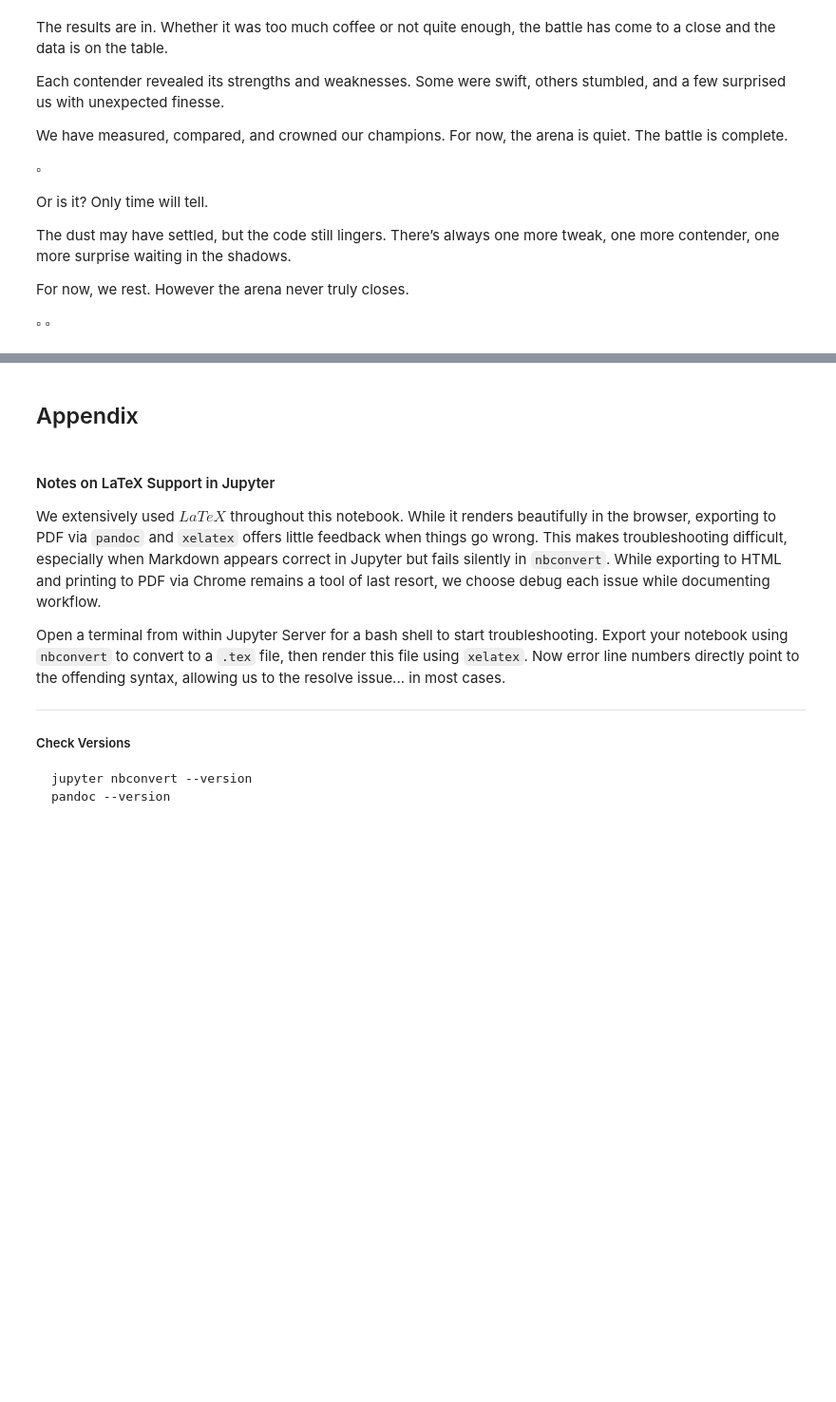
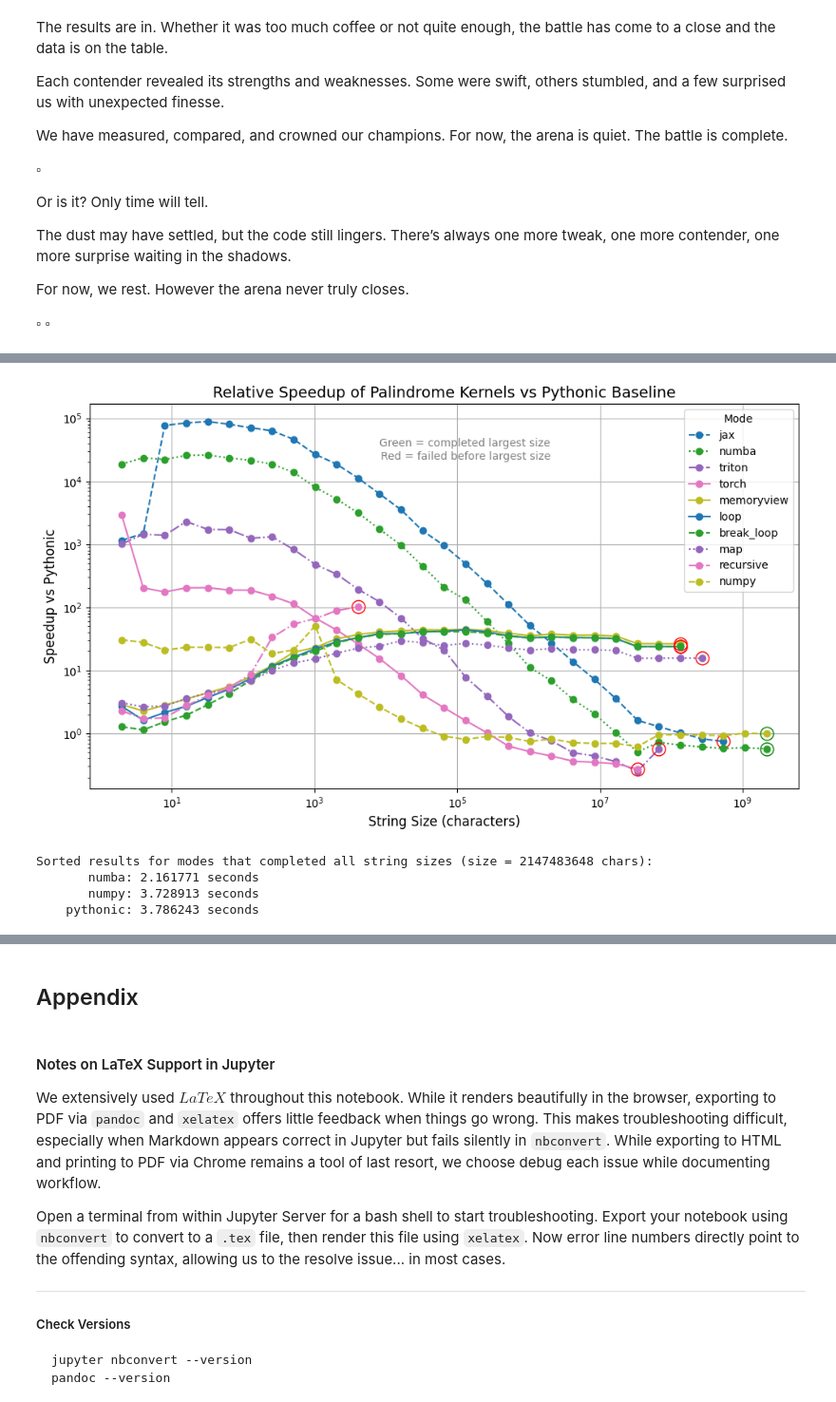
Before and after one commit to fractalclockwork/Chem277B, a Jupyter notebook: hw/HW_01/HW_01.ipynb, the cells around one changed output, grey strips where cells are left out. Shown: that part at 95% size. Drawn from its saved outputs; the diff is of its cells as text; code cells hidden in the pictures; blank space fills up the shorter version.

```diff
--- a/hw/HW_01/HW_01.ipynb
+++ b/hw/HW_01/HW_01.ipynb
@@ -679,0 +806,78 @@ $\square$ $\square$
+# %%
+import numpy as np
+import matplotlib.pyplot as plt
+
+# Compute speedup relative to 'pythonic'
+baseline = df["pythonic"].replace([np.inf, -np.inf], np.nan)
+speedup_df = df.divide(baseline, axis=0).replace([np.inf, -np.inf], np.nan)
+
+# Plot setup
+plt.figure(figsize=(10, 6))
+line_styles = ['-', '--', '-.', ':']
+style_map = {mode: line_styles[i % len(line_styles)] for i, mode in enumerate(speedup_df.columns)}
+
+# Sort by average speedup (higher is better)
+mode_order = sorted(
+    speedup_df.columns,
+    key=lambda mode: speedup_df[mode].fillna(0).mean(),
+    reverse=True
+)
+
+max_size = speedup_df.index.max()
+
+for mode in mode_order:
+    if mode == "pythonic":
+        continue  # skip baseline
+
+    plt.plot(
+        speedup_df.index,
+        speedup_df[mode],
+        linestyle=style_map[mode],
+        marker='o',
+        label=mode
+    )
+
+    # Annotate our last result
+    valid_series = speedup_df[mode][np.isfinite(speedup_df[mode])]
+    if not valid_series.empty:
+        last_size = valid_series.index[-1]
+        last_val = valid_series.iloc[-1]
+
+        color = 'green' if last_size == max_size else 'red'
+        plt.plot(last_size, last_val, marker='o', markersize=12,
+                 markerfacecolor='none', markeredgecolor=color, linewidth=2)
+
+# Axes and labels
+plt.xscale('log')
+plt.yscale('log')
+plt.xlabel('String Size (characters)', fontsize=12)
+plt.ylabel('Speedup vs Pythonic', fontsize=12)
+plt.title('Relative Speedup of Palindrome Kernels vs Pythonic Baseline', fontsize=14)
+
+plt.legend(title='Mode', loc='upper right')
+plt.text(
+    0.65, 0.85,
+    "Green = completed largest size\nRed = failed before largest size",
+    transform=plt.gca().transAxes,
+    fontsize=10, color='gray', ha='right', va='bottom'
+)
+
+plt.grid(True)
+plt.tight_layout()
+plt.show()
+# %% [output]
+[figure, added]
+# %%
+max_size = df.index.max()
+complete_modes = [mode for mode in df.columns if np.isfinite(df[mode]).all()]
+final_results = {mode: df.loc[max_size, mode] for mode in complete_modes}
+sorted_results = sorted(final_results.items(), key=lambda item: item[1])
+
+print(f"\nSorted results for modes that completed all string sizes (size = {max_size} chars):")
+for mode, time in sorted_results:
+    print(f"{mode:>12}: {time:.6f} seconds")
+# %% [output]
+Sorted results for modes that completed all string sizes (size = 2147483648 chars):
+       numba: 2.161771 seconds
+       numpy: 3.728913 seconds
+    pythonic: 3.786243 seconds
```
Also changed, not shown: parts of 11 cells of this notebook, 1 other file.
